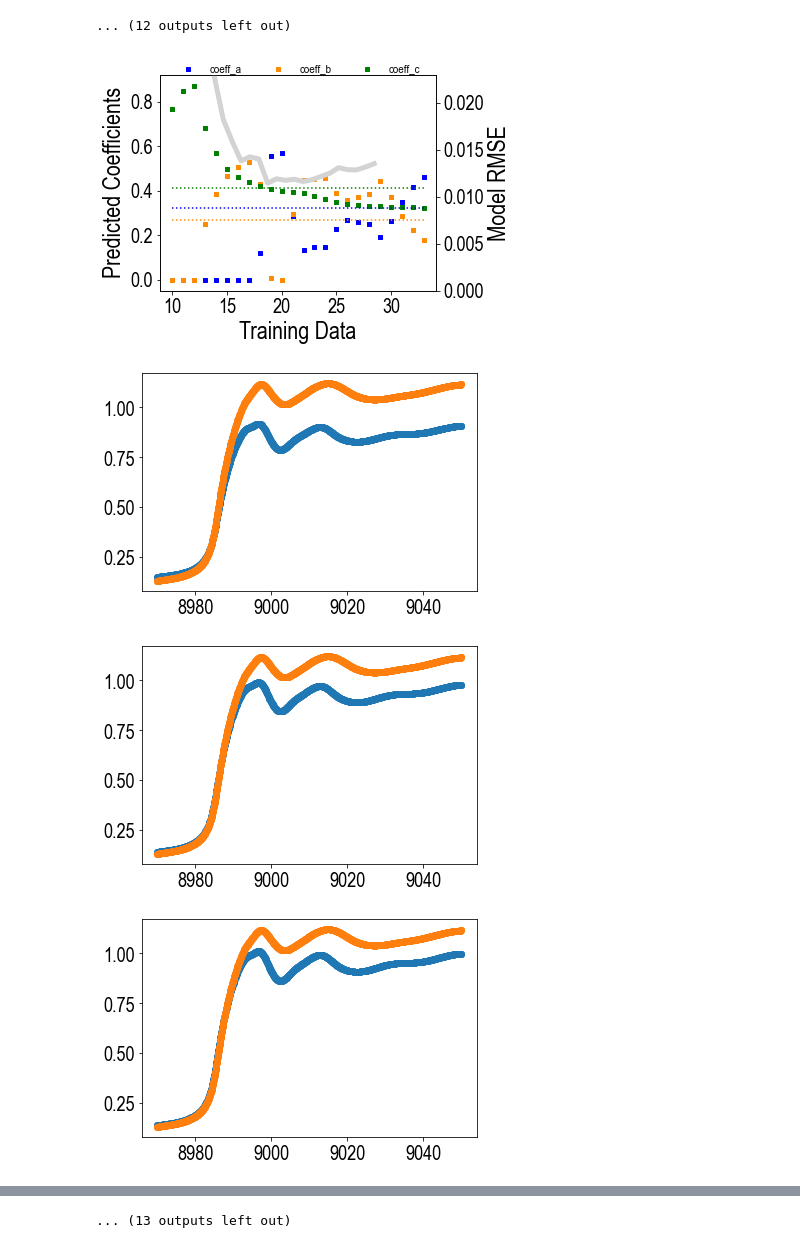
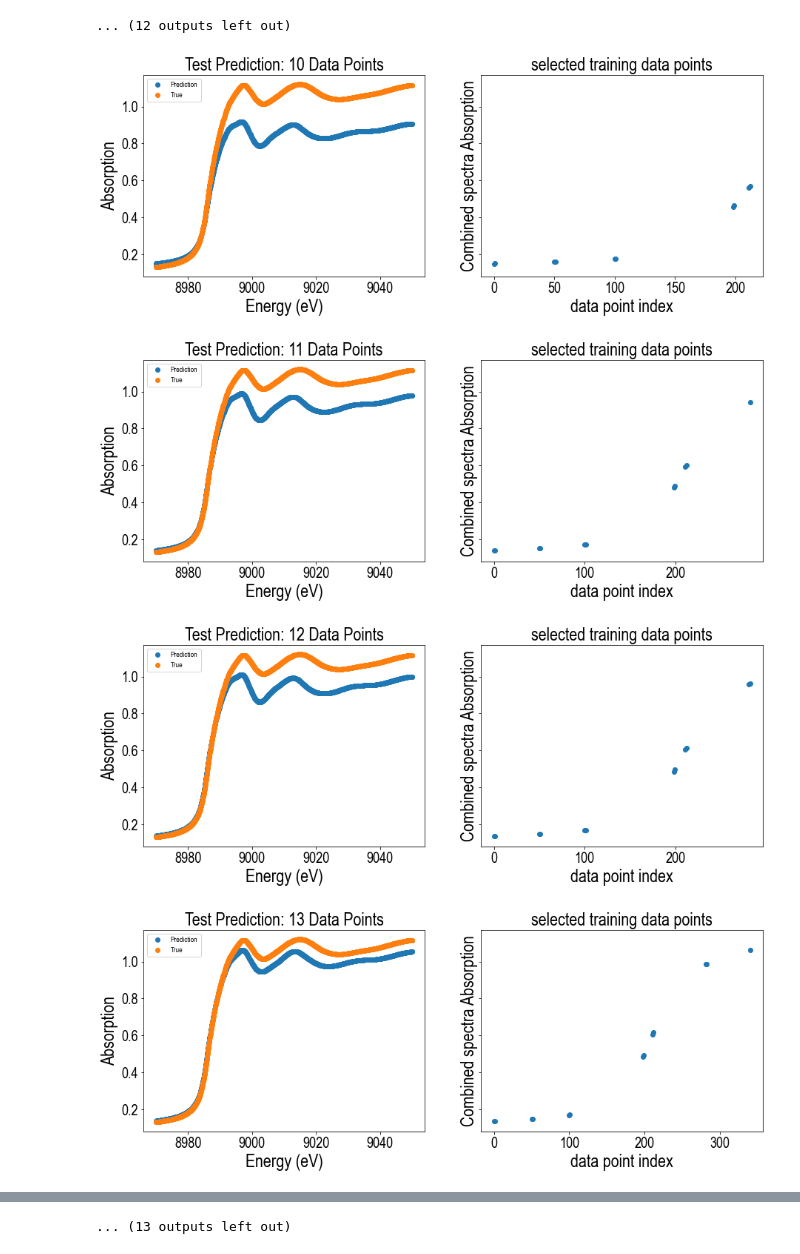
Before and after one commit to PredictXANES/XANES_Capstone, a Jupyter notebook: Minimize_data_point/Minimize_data_point.ipynb, the cells around one changed output, grey strips where cells are left out. Cells and saved outputs as stored; diff of their text form; code cells hidden in the pictures.

```diff
--- a/Minimize_data_point/Minimize_data_point.ipynb
+++ b/Minimize_data_point/Minimize_data_point.ipynb
@@ -717,6 +735,18 @@ def choose_select_get_coeff_full_spectrum(selection,m,XX,YY):
         rmse_prop[k] = np.sqrt(mse_prop)
         Pred_test_ndarray[k]= Pred_test_fl
         plt.rc('font', family='Arial narrow')
+
+        f, (ax1, ax2) = plt.subplots(1, 2, figsize=(15,5),sharey=True)
+        ax1.scatter(xs, Pred_test_ndarray[k], marker='o',label='Prediction')
+        ax1.scatter(xs, YY, marker='o',label='True')
+        ax1.legend()
+        ax1.set_title('Test Prediction: %s Data Points' % (10+k), fontsize = 24)
+        ax1.set_xlabel('Energy (eV)', fontsize=24)
+        ax1.set_ylabel('Absorption', fontsize=24)
+        ax2.scatter(selection[:n_tr],Pred_train)
+        ax2.set_title('selected training data points',fontsize=24)
+        ax2.set_xlabel('data point index', fontsize=24)
+        ax2.set_ylabel('Combined spectra Absorption', fontsize=24)
 
     fig, ax1 = plt.subplots(1,1)
     plt.subplots_adjust(left=0.16, bottom=0.17, right=0.80, top=0.92)
@@ -795,14 +825,25 @@ def choose_select_get_coeff_full_spectrum(selection,m,XX,YY):
     #plt.savefig('plot.eps', dpi=450)
     ##plt.show()
 
-    for k in range(len(Pred_test_ndarray)):
-        fig, ax = plt.subplots()
-        ax.scatter(xs, Pred_test_ndarray[k], marker='o')
-        ax.scatter(xs, YY, marker='o')
+#     for k in range(len(Pred_test_ndarray)):
+#         f, (ax1, ax2) = plt.subplots(1, 2, sharey=True)
+#         ax1.scatter(xs, Pred_test_ndarray[k], marker='o',label='Prediction')
+#         ax1.scatter(xs, YY, marker='o',label='True')
+#         ax1.legend()
+#         ax1.set_title('Test Prediction: %s Data Points' % (10+k), fontsize = 24)
+#         ax1.set_xlabel('Energy (eV)', fontsize=24)
+#         ax1.set_ylabel('Absorption', fontsize=24)
+#         n_tr=k+10
+#         ax2.scatter(selection[:n_tr], X_train_fl_array[:,0], marker='o',label='line1')
+#         ax2.scatter(selection[:n_tr], X_train_fl_array[:,1], marker='o',label='line2')
+#         ax2.scatter(selection[:n_tr], X_train_fl_array[:,2], marker='o',label='line3')
+#         ax2.set_title('selected training data points')
+
+    return rmse_prop
 # %%
-choose_select_get_coeff_full_spectrum(selection2, m,XX,YY)
+rmse_prop2 = choose_select_get_coeff_full_spectrum(selection2, m,XX,YY)
 # %% [output]
-[figure, old version]
+[figure, new version]
-[figure, old version]
+[figure, new version]
-[figure, old version]
+[figure, new version]
-[figure, old version]
+[figure, new version]
```
Also changed, not shown: parts of 8 cells of this notebook, 1 other file.
